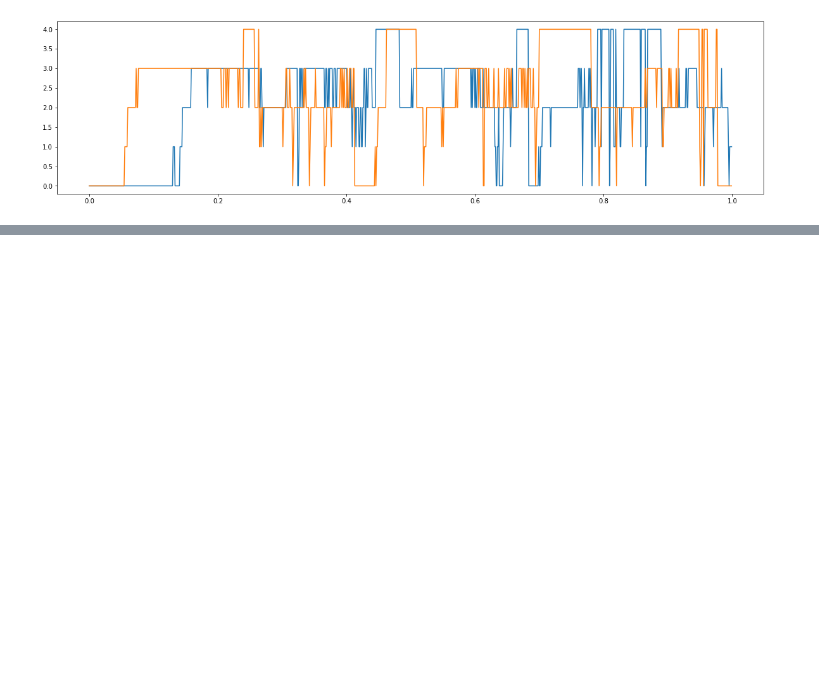
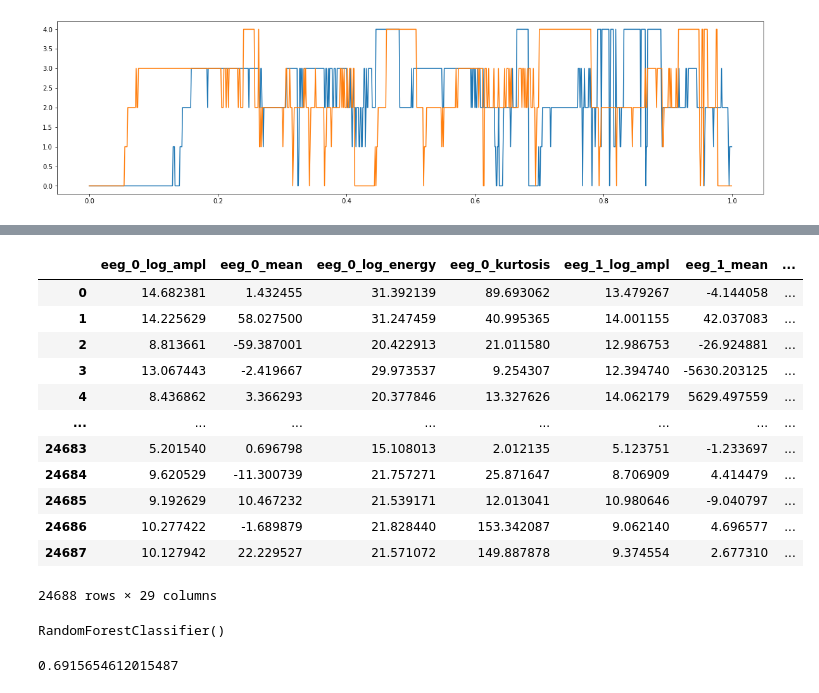
Before and after one commit to benoitcharmettant/td_machine_learning, a Jupyter notebook: final/pipeline_python.ipynb, the cells around one changed output, grey strips where cells are left out. Drawn from its saved outputs; the diff is of its cells as text; code cells hidden in the pictures; blank space fills up the shorter version.

Commit message:
Working base pipline

```diff
--- a/final/pipeline_python.ipynb
+++ b/final/pipeline_python.ipynb
@@ -14,7 +34,7 @@ from tsfresh.feature_extraction import feature_calculators as fc
 # %%
+data_dir = "/home/benoit/data/dreem_challenge/"
 data_path = "/home/benoit/data/dreem_challenge/X_train/X_train.h5"
 labels_path = "/home/benoit/data/dreem_challenge/y_train.csv"
-
 
 d = h5py.File(data_path, 'r')
 labels = read_csv(labels_path)
@@ -85 +274,20 @@ Modèle de prédiction sur les features sélectionnées
+# %%
+features = load_features(join(data_dir, "computed", 'base_1_train.csv'))
+y = meta_data['label']
+
+features
+# %% [output]
+|  | eeg_0_log_ampl | eeg_0_mean | eeg_0_log_energy | eeg_0_kurtosis | eeg_1_log_ampl | eeg_1_mean | ... |
+| 0 | 14.682381 | 1.432455 | 31.392139 | 89.693062 | 13.479267 | -4.144058 | ... |
+| 1 | 14.225629 | 58.027500 | 31.247459 | 40.995365 | 14.001155 | 42.037083 | ... |
+| 2 | 8.813661 | -59.387001 | 20.422913 | 21.011580 | 12.986753 | -26.924881 | ... |
+| 3 | 13.067443 | -2.419667 | 29.973537 | 9.254307 | 12.394740 | -5630.203125 | ... |
+| 4 | 8.436862 | 3.366293 | 20.377846 | 13.327626 | 14.062179 | 5629.497559 | ... |
+| ... | ... | ... | ... | ... | ... | ... | ... |
+| 24683 | 5.201540 | 0.696798 | 15.108013 | 2.012135 | 5.123751 | -1.233697 | ... |
+| 24684 | 9.620529 | -11.300739 | 21.757271 | 25.871647 | 8.706909 | 4.414479 | ... |
+| 24685 | 9.192629 | 10.467232 | 21.539171 | 12.013041 | 10.980646 | -9.040797 | ... |
+| 24686 | 10.277422 | -1.689879 | 21.828440 | 153.342087 | 9.062140 | 4.696577 | ... |
+| 24687 | 10.127942 | 22.229527 | 21.571072 | 149.887878 | 9.374554 | 2.677310 | ... |
+24688 rows × 29 columns
 # %%
@@ -95,0 +295,14 @@ clf.predict(X_test)
+# %%
+clf = RandomForestClassifier(n_estimators=100, criterion='gini', max_depth=None)
+# clf = KNeighborsClassifier(n_neighbors = 15)
+# clf= SVC(kernel = 'linear', C = 1)
+# clf = GaussianNB()
+
+clf.fit(X_train, y_train)
+# %% [output]
+RandomForestClassifier()
+# %%
+predictions = clf.predict(X_test)
+f1_score(predictions, y_test, average="weighted")
+# %% [output]
+0.6915654612015487
```
Also changed, not shown: parts of 19 cells of this notebook.
